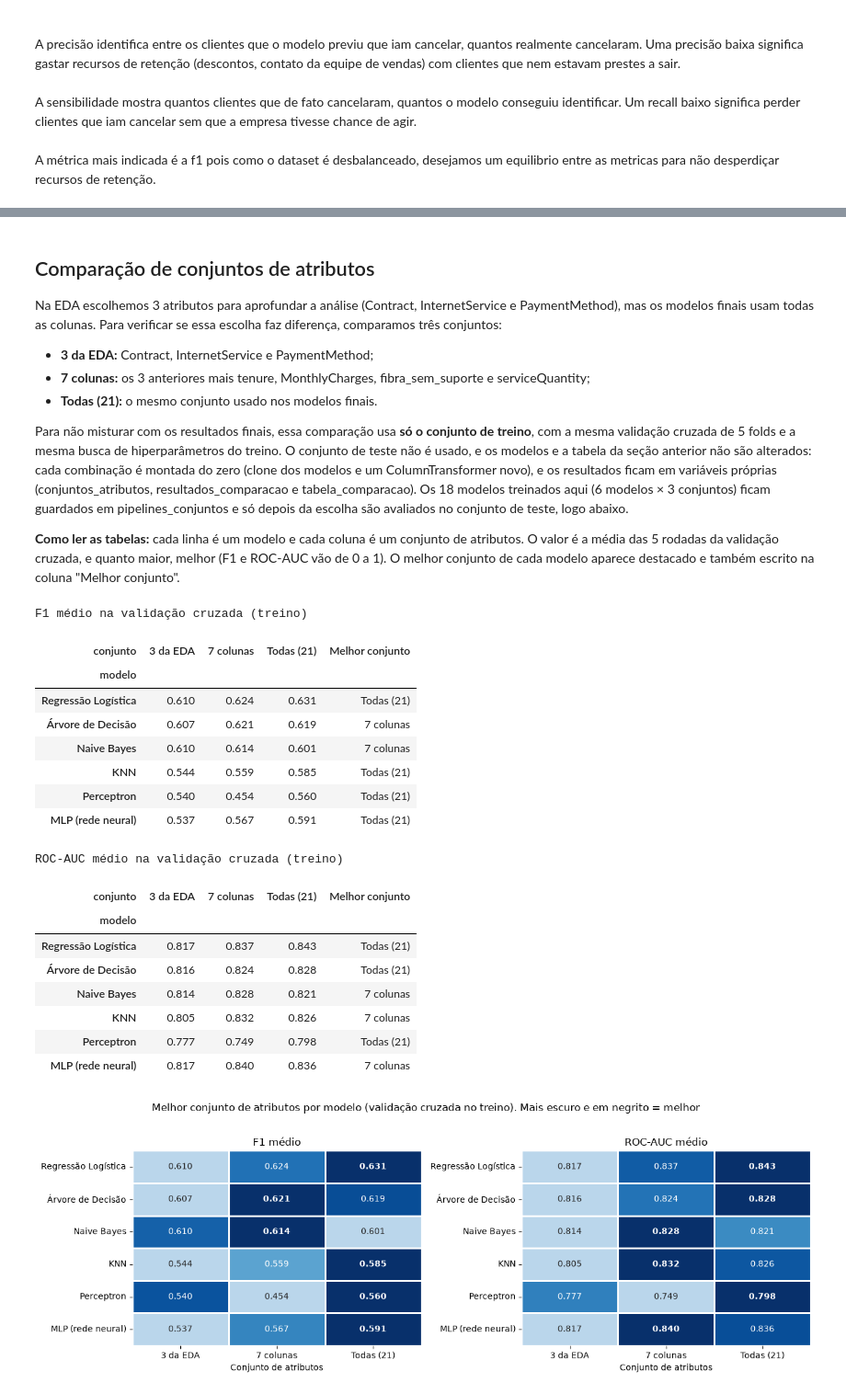
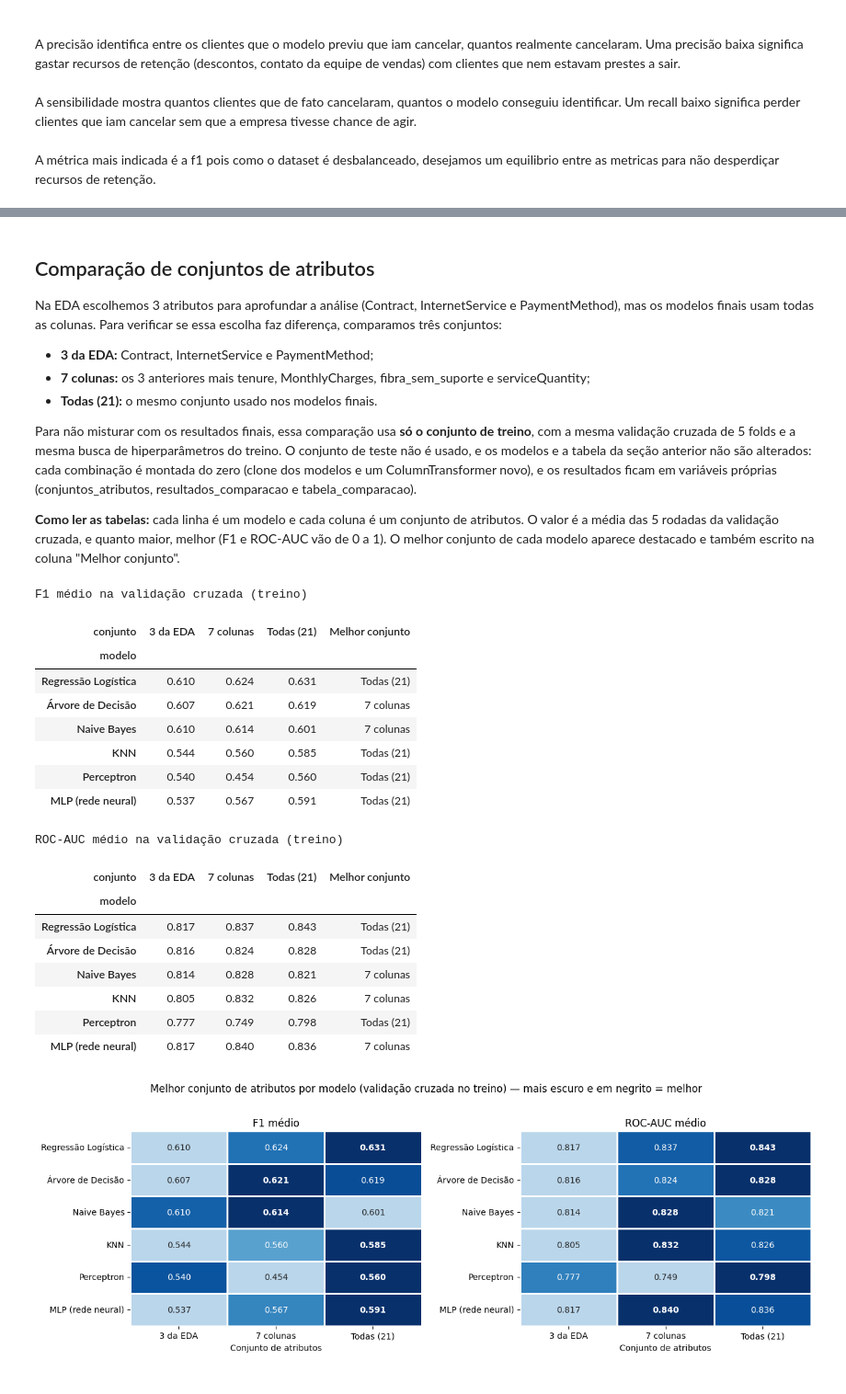
Before and after one commit to Lucas-O-S/Modelos_Classificat-rios_IA_N2, a Jupyter notebook: Telco_Customer_Churn.ipynb, the cells around one changed output, grey strips where cells are left out. Shown at 92% size. Drawn from its saved outputs; the diff is of its cells as text; code cells hidden in the pictures.

```diff
--- a/Telco_Customer_Churn.ipynb
+++ b/Telco_Customer_Churn.ipynb
@@ -524,10 +509,23 @@ class DerivatedAtributes(BaseEstimator, TransformerMixin):
 ###Criando a feature de interação (Fiber optic + sem TechSupport)
 Testamos essa combinação porque a EDA (Hipótese 3) já sustentou que,
 dentro do grupo de fibra, não ter suporte técnico quase dobra o churn.
-# %%
-X_train['fibra_sem_suporte'] = (
-    (X_train['InternetService'] == 'Fiber optic') & (X_train['TechSupport'] == 'No')
-).astype(int)
-X_test['fibra_sem_suporte'] = (
-    (X_test['InternetService'] == 'Fiber optic') & (X_test['TechSupport'] == 'No')
-).astype(int)
+# %%
+%%writefile features.py
+
+from sklearn.base import BaseEstimator, TransformerMixin
+
+SERVICOS = ['OnlineSecurity', 'OnlineBackup', 'DeviceProtection',
+            'TechSupport', 'StreamingTV', 'StreamingMovies']
+
+class DerivatedAtributes(BaseEstimator, TransformerMixin):
+
+    def fit(self, X, y=None):
+        return self
+
+    def transform(self, X):
+        X = X.copy()
+        X['serviceQuantity'] = (X[SERVICOS] == 'Yes').sum(axis=1)
+
+        X['fibra_sem_suporte'] = ((X['InternetService'] == 'Fiber optic')
+                                  & (X['TechSupport'] == 'No')).astype(int)
+        return X
@@ -690,7 +692,7 @@ Na EDA escolhemos 3 atributos para aprofundar a análise (Contract, InternetServ
 * **7 colunas:** os 3 anteriores mais tenure, MonthlyCharges, fibra_sem_suporte e serviceQuantity;
 * **Todas (21):** o mesmo conjunto usado nos modelos finais.
 
-Para não misturar com os resultados finais, essa comparação usa **só o conjunto de treino**, com a mesma validação cruzada de 5 folds e a mesma busca de hiperparâmetros do treino. O conjunto de teste não é usado, e os modelos e a tabela da seção anterior não são alterados: cada combinação é montada do zero (clone dos modelos e um ColumnTransformer novo), e os resultados ficam em variáveis próprias (conjuntos_atributos, resultados_comparacao e tabela_comparacao). Os 18 modelos treinados aqui (6 modelos × 3 conjuntos) ficam guardados em pipelines_conjuntos e só depois da escolha são avaliados no conjunto de teste, logo abaixo.
+Para não misturar com os resultados finais, essa comparação usa **só o conjunto de treino**, com a mesma validação cruzada de 5 folds e a mesma busca de hiperparâmetros do treino. O conjunto de teste não é usado, e os modelos e a tabela da seção anterior não são alterados: cada combinação é montada do zero (clone dos modelos e um ColumnTransformer novo), e os resultados ficam em variáveis próprias (conjuntos_atributos, resultados_comparacao e tabela_comparacao).
 
 **Como ler as tabelas:** cada linha é um modelo e cada coluna é um conjunto de atributos. O valor é a média das 5 rodadas da validação cruzada, e quanto maior, melhor (F1 e ROC-AUC vão de 0 a 1). O melhor conjunto de cada modelo aparece destacado e também escrito na coluna "Melhor conjunto".
 # %%
@@ -707,7 +709,6 @@ conjuntos_atributos = {
 
 # Validação cruzada só no treino: o teste e os pipelines finais não são usados aqui
 resultados_comparacao = []
-pipelines_conjuntos = {}  # modelos treinados em cada conjunto, avaliados no teste mais abaixo
 for nome_conjunto, colunas in conjuntos_atributos.items():
     num = [c for c in colunas if c in num_cols]
     cat = [c for c in colunas if c not in num_cols]
@@ -724,37 +725,34 @@ for nome_conjunto, colunas in conjuntos_atributos.items():
             busca = GridSearchCV(pipe, grades[nome], cv=cv, scoring=['f1', 'roc_auc'], refit='f1', n_jobs=-1)
             busca.fit(X_train, y_train)
             f1 = busca.best_score_
             auc = busca.cv_results_['mean_test_roc_auc'][busca.best_index_]
-            pipe = busca.best_estimator_
         else:
             scores = cross_validate(pipe, X_train, y_train, cv=cv, scoring=['f1', 'roc_auc'], n_jobs=-1)
             f1, auc = scores['test_f1'].mean(), scores['test_roc_auc'].mean()
-            pipe.fit(X_train, y_train)
-        pipelines_conjuntos[(nome_conjunto, nome)] = pipe
         resultados_comparacao.append({'conjunto': nome_conjunto, 'modelo': nome, 'f1': f1, 'roc_auc': auc})
 
 tabela_comparacao = pd.DataFrame(resultados_comparacao)
 ordem = list(conjuntos_atributos)
 
 def tabela_metrica(metrica):
     # linhas = modelos (mesma ordem do treino), colunas = conjuntos
     t = tabela_comparacao.pivot(index='modelo', columns='conjunto', values=metrica).loc[list(modelos), ordem]
     t['Melhor conjunto'] = t.idxmax(axis=1)
     return t
 
 for metrica, titulo in [('f1', 'F1 médio'), ('roc_auc', 'ROC-AUC médio')]:
     display(tabela_metrica(metrica).style
             .set_caption(f"{titulo} na validação cruzada (treino)")
             .format('{:.3f}', subset=ordem)
             .highlight_max(axis=1, subset=ordem, props='font-weight: bold; background-color: #cfe2f3; color: black'))
 # %% [output]
 F1 médio na validação cruzada (treino)
 | conjunto | 3 da EDA | 7 colunas | Todas (21) | Melhor conjunto |
 | modelo |  |  |  |  |
 | Regressão Logística | 0.610 | 0.624 | 0.631 | Todas (21) |
 | Árvore de Decisão | 0.607 | 0.621 | 0.619 | 7 colunas |
 | Naive Bayes | 0.610 | 0.614 | 0.601 | 7 colunas |
-| KNN | 0.544 | 0.559 | 0.585 | Todas (21) |
+| KNN | 0.544 | 0.560 | 0.585 | Todas (21) |
 | Perceptron | 0.540 | 0.454 | 0.560 | Todas (21) |
 | MLP (rede neural) | 0.537 | 0.567 | 0.591 | Todas (21) |
 ROC-AUC médio na validação cruzada (treino)
```
Also changed, not shown: parts of 43 cells of this notebook.
